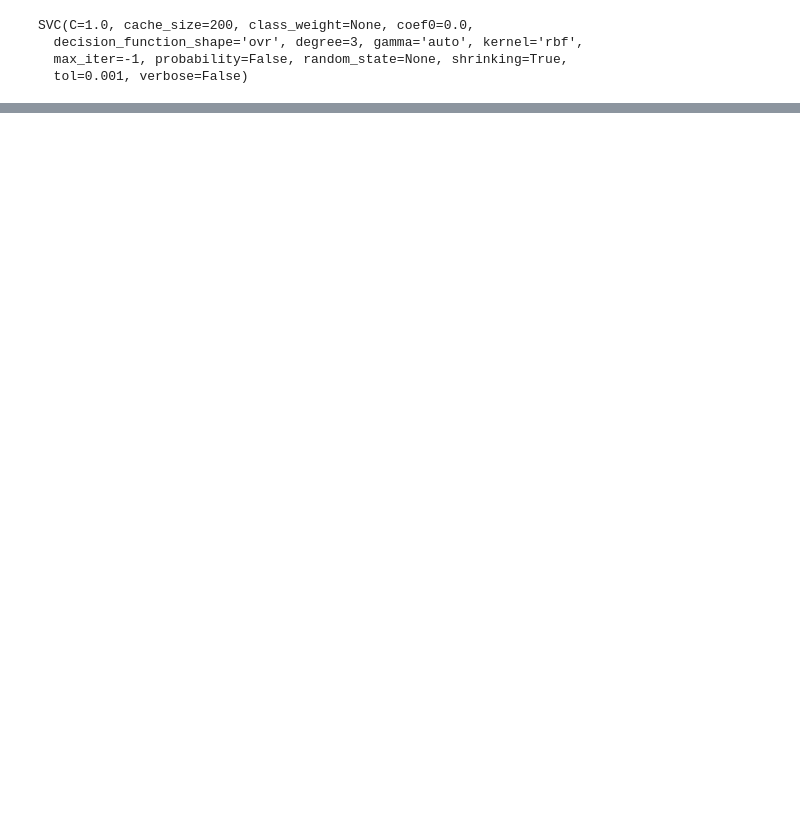
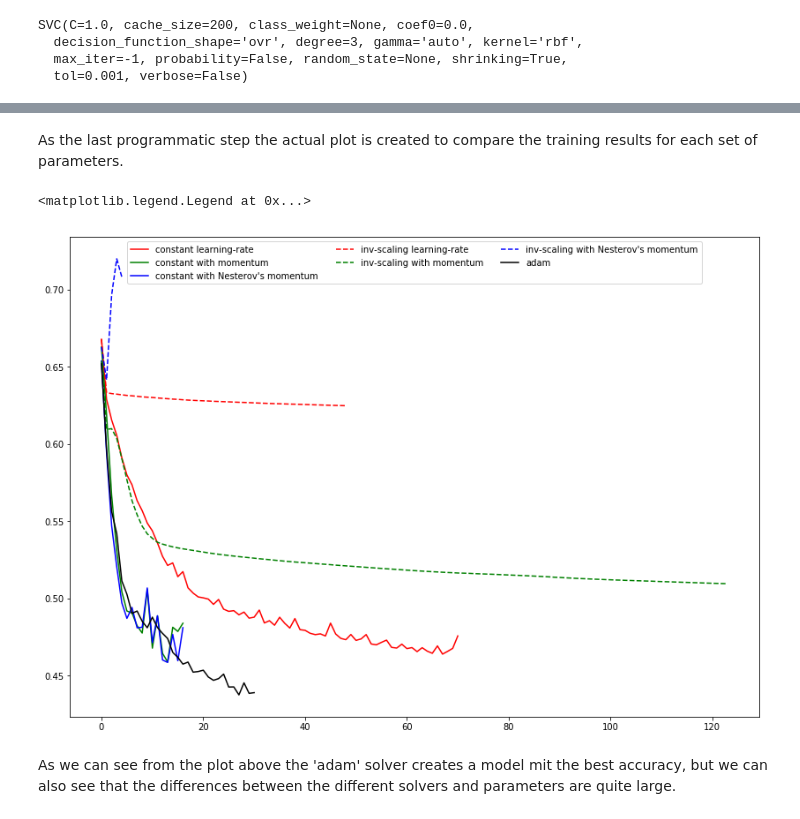
Before and after one commit to BentAuweiler/machine_learning_in_python, a Jupyter notebook: 2_machine_learning_usage.ipynb, the cells around one changed output, grey strips where cells are left out. Cells and saved outputs as stored; diff of their text form; code cells hidden in the pictures; blank space fills up the shorter version.

Commit message:
finish the machine learning part of this project

```diff
--- a/2_machine_learning_usage.ipynb
+++ b/2_machine_learning_usage.ipynb
@@ -244,0 +246,30 @@ avg / total       0.74      0.73      0.70       267
+# %%
+labels = ["constant learning-rate", "constant with momentum",
+          "constant with Nesterov's momentum",
+          "inv-scaling learning-rate", "inv-scaling with momentum",
+          "inv-scaling with Nesterov's momentum", "adam"]
+# %%
+def plot_on_dataset(X, y):
+    # plot learning for each learning strategy
+    X = MinMaxScaler().fit_transform(X)
+    mlps = []
+    max_iter = 400
+
+    for label, param in zip(labels, params):
+        print("training: %s" % label)
+        mlp = MLPClassifier(verbose=0, random_state=0,
+                            max_iter=max_iter, **param)
+        mlp.fit(X, y)
+        mlps.append(mlp)
+        print("Training set score: %f" % mlp.score(X, y))
+        print("Training set loss: %f" % mlp.loss_)
+
+    return mlps
+# %%
+plot_args = [{'c': 'red', 'linestyle': '-'},
+             {'c': 'green', 'linestyle': '-'},
+             {'c': 'blue', 'linestyle': '-'},
+             {'c': 'red', 'linestyle': '--'},
+             {'c': 'green', 'linestyle': '--'},
+             {'c': 'blue', 'linestyle': '--'},
+             {'c': 'black', 'linestyle': '-'}]
@@ -244,0 +278,2 @@ avg / total       0.74      0.73      0.70       267
+# %%
+mlps = plot_on_dataset(X_train,y_train)
@@ -244,0 +298,13 @@ avg / total       0.74      0.73      0.70       267
+# %% [markdown]
+As the last programmatic step the actual plot is created to compare the training results for each set of parameters.
+# %%
+plt.figure(figsize=(14,10))
+for label, mlp, args in zip(labels, mlps, plot_args):
+    plt.plot(mlp.loss_curve_, label=label, **args)
+
+plt.legend(labels, ncol=3, loc="upper center")
+# %% [output]
+<matplotlib.legend.Legend at 0x...>
+[figure, added]
+# %% [markdown]
+As we can see from the plot above the 'adam' solver creates a model mit the best accuracy, but we can also see that the differences between the different solvers and parameters are quite large.
```
Also changed, not shown: parts of 19 cells of this notebook.
